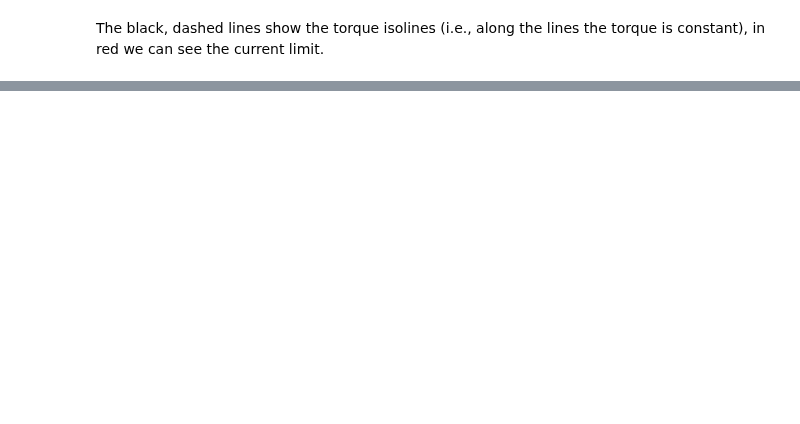
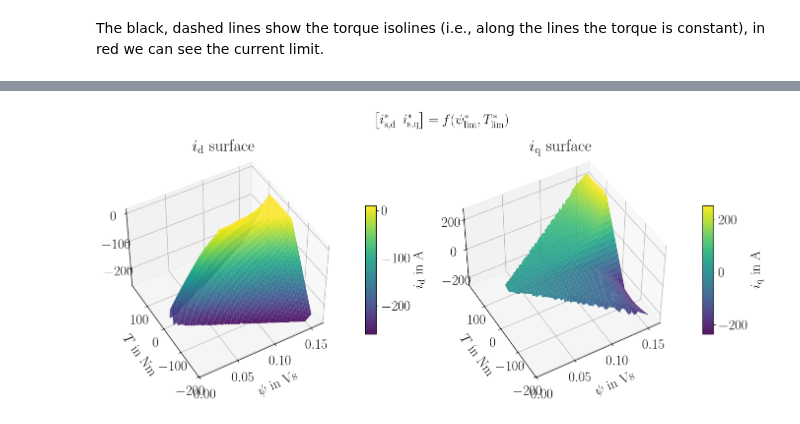
Before and after one commit to IAS-Uni-Siegen/CTPD_course, a Jupyter notebook: interactive_notebooks/inb05/inb05-PMSM_operating_point_selection.ipynb, the cells around one changed output, grey strips where cells are left out. Cells and saved outputs as stored; diff of their text form; code cells hidden in the pictures; blank space fills up the shorter version.

```diff
--- a/interactive_notebooks/inb05/inb05-PMSM_operating_point_selection.ipynb
+++ b/interactive_notebooks/inb05/inb05-PMSM_operating_point_selection.ipynb
@@ -657,0 +611,10 @@ combine the luts provide
+# %%
+interp = LinearNDInterpolator(
+    points=flux_torque_values.reshape((-1, 2)),
+    values=i_dq_grid.reshape((-1, 2)),
+)
+# %%
+regular_flux_values = jnp.linspace(flux_torque_values[..., 0].min(), flux_torque_values[..., 0].max(), 500)
+regular_torque_values = jnp.linspace(flux_torque_values[..., 1].min(), flux_torque_values[..., 1].max(), 500)
+regular_flux_torque_grid = jnp.stack(jnp.meshgrid(regular_flux_values, regular_torque_values, indexing="ij"), axis=-1)
+i_dq_interp_output = interp(regular_flux_torque_grid)
@@ -657,0 +660,9 @@ combine the luts provide
+# %%
+flux_torque_to_current_LUT = Interpolator2D(
+    x=regular_flux_values,
+    y=regular_torque_values,
+    f=i_dq_interp_output,
+    extrap=True,
+    method="linear"
+)
+flux_torque_to_current_LUT
@@ -657,0 +699,67 @@ combine the luts provide
+# %%
+def plot_current_surfaces(
+    regular_flux_values,
+    regular_torque_values,
+    flux_torque_to_current_LUT,
+    figsize=(14, 6),
+    cmap="viridis",
+    edge_trim=0.02,
+    elev=28,
+    azim=-110,
+):
+    flux_all = jnp.asarray(regular_flux_values)      # (N_F,)
+    torque_all = jnp.asarray(regular_torque_values)  # (N_T,)
+
+    def _trim(arr, frac):
+        lo = arr[0] + frac * (arr[-1] - arr[0])
+        hi = arr[-1] - frac * (arr[-1] - arr[0])
+        return jnp.linspace(lo, hi, len(arr))
+
+    flux   = _trim(flux_all,   edge_trim)
+    torque = _trim(torque_all, edge_trim)
+
+    flux_grid, torque_grid = jnp.meshgrid(flux, torque, indexing="ij")
+    flux_flat = flux_grid.ravel()
+    torque_flat = torque_grid.ravel()
+
+    batched_lut = jax.vmap(flux_torque_to_current_LUT)
+    currents = batched_lut(flux_flat, torque_flat)
+
+    i_d = np.array(currents[:, 0]).reshape(flux_grid.shape)
+    i_q = np.array(currents[:, 1]).reshape(flux_grid.shape)
+
+    X = np.array(flux_grid)
+    Y = np.array(torque_grid)
+
+    fig, axes = plt.subplots(
+        1, 2,
+        figsize=figsize,
+        subplot_kw={"projection": "3d"},
+    )
+    fig.suptitle(r"$\begin{bmatrix} i^*_{\mathrm{s,d}} & i^*_{\mathrm{s,q}} \end{bmatrix} = f(\psi^*_{\mathrm{lim}}, T^*_{\mathrm{lim}})$", fontsize=20, fontweight="bold")
+
+    panels = [
+        (axes[0], i_d, r"$i_\mathrm{d}$ in A",  r"$i_\mathrm{d}$ surface"),
+        (axes[1], i_q, r"$i_\mathrm{q}$ in A",  r"$i_\mathrm{q}$ surface"),
+    ]
+
+    for ax, Z, zlabel, title in panels:
+        surf = ax.plot_surface(X, Y, Z, cmap=cmap, linewidth=0, antialiased=True, alpha=0.92)
+        fig.colorbar(surf, ax=ax, shrink=0.55, aspect=12, pad=0.1, label=zlabel)
+        ax.set_xlabel(r"$\psi$ in Vs", labelpad=14)
+        ax.set_ylabel(r"$T$ in  Nm", labelpad=14)
+        ax.set_title(title, pad=10)
+        ax.view_init(elev=elev, azim=-azim)
+    fig.tight_layout()
+    return fig
+
+fig = plot_current_surfaces(
+    regular_flux_values,
+    regular_torque_values,
+    flux_torque_to_current_LUT,
+    edge_trim=0.06,
+    elev=45,
+    azim=120,
+)
+# %% [output]
+[figure, added]
```
Also changed, not shown: parts of 122 cells of this notebook, 3 other files.
